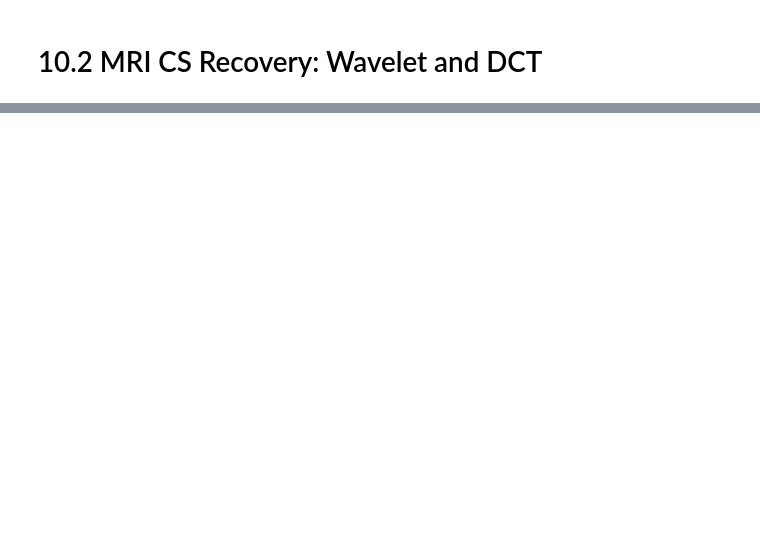
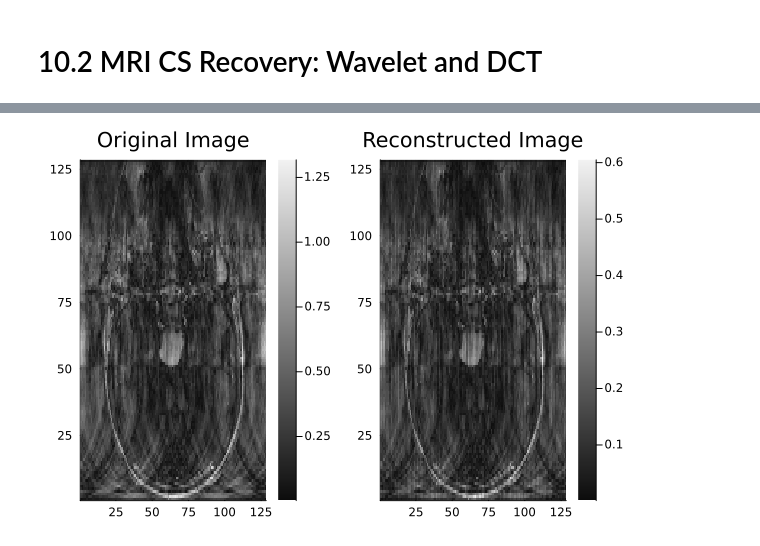
Before and after one commit to devbanthia/DataProcessing, a Jupyter notebook: CW3/DP-CW3-CIDxxxxxxxx.ipynb, the cells around one changed output, grey strips where cells are left out. Drawn from its saved outputs; the diff is of its cells as text; code cells hidden in the pictures; blank space fills up the shorter version.

```diff
--- a/CW3/DP-CW3-CIDxxxxxxxx.ipynb
+++ b/CW3/DP-CW3-CIDxxxxxxxx.ipynb
@@ -776,0 +760,16 @@ ComplexF64[0.25958961821734783 + 1.3285356955091727e-15im, -1.189327009743304 -
+# %%
+using Images
+using FileIO
+using Plots
+
+# println(y)
+p1 = plot(heatmap(abs.(opAadj(data.Q10_2_data_y, Omega)), color=:grays), title="Original Image", legend=false)
+# p2 = plot(heatmap(abs.(opAadj(opA(X_k, Omega), Omega)), color=:grays), title="Reconstructed Image", legend=false)
+# X = opAadj(opA(X_k, Omega), Omega)
+p2 = plot(heatmap(abs.(opAadj(opA(P, Omega), Omega)), color=:grays), title="Reconstructed Image", legend=false)
+
+
+plot(p1,p2)
+# plot(p2)
+# %% [output]
+[figure, added]
```
Also changed, not shown: parts of 4 cells of this notebook.
